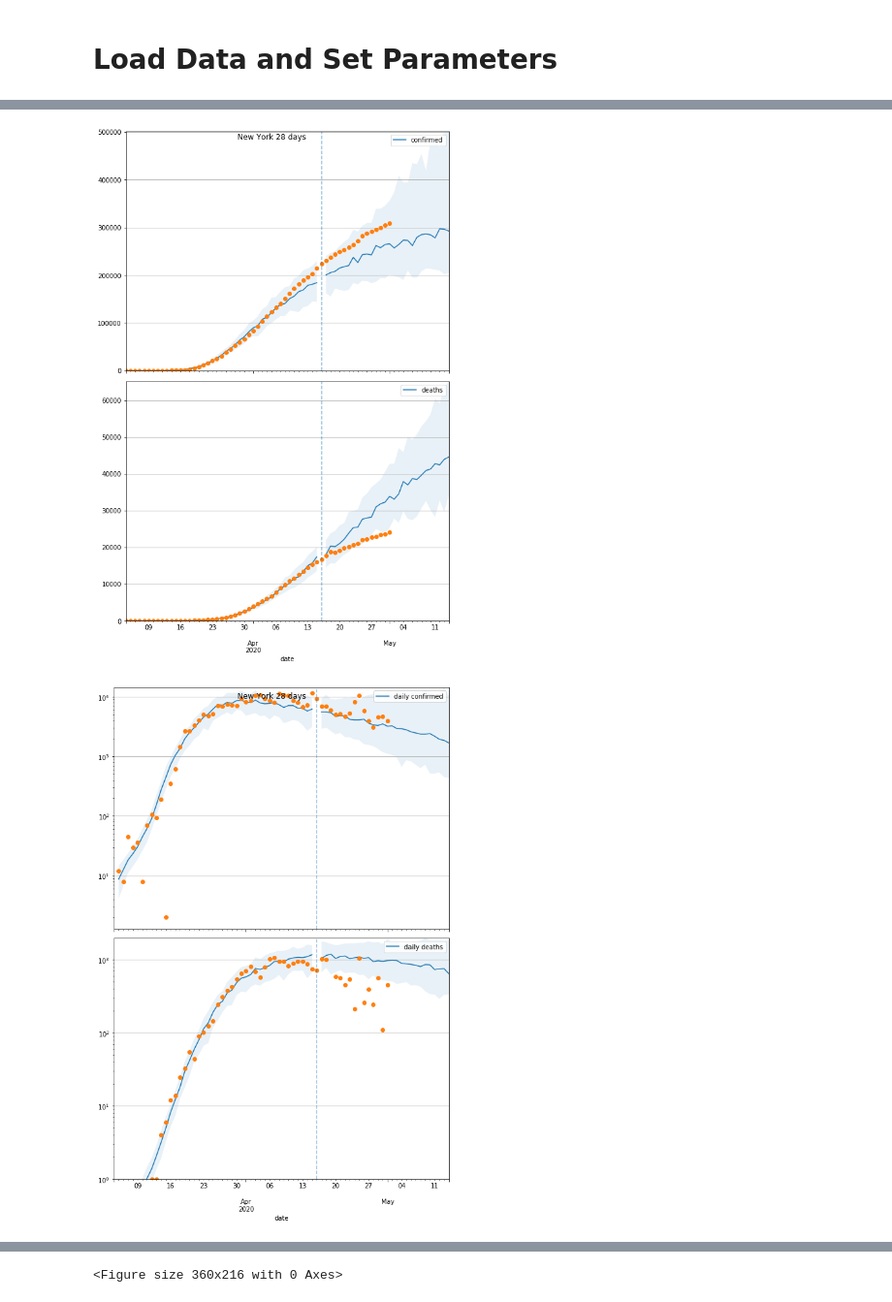
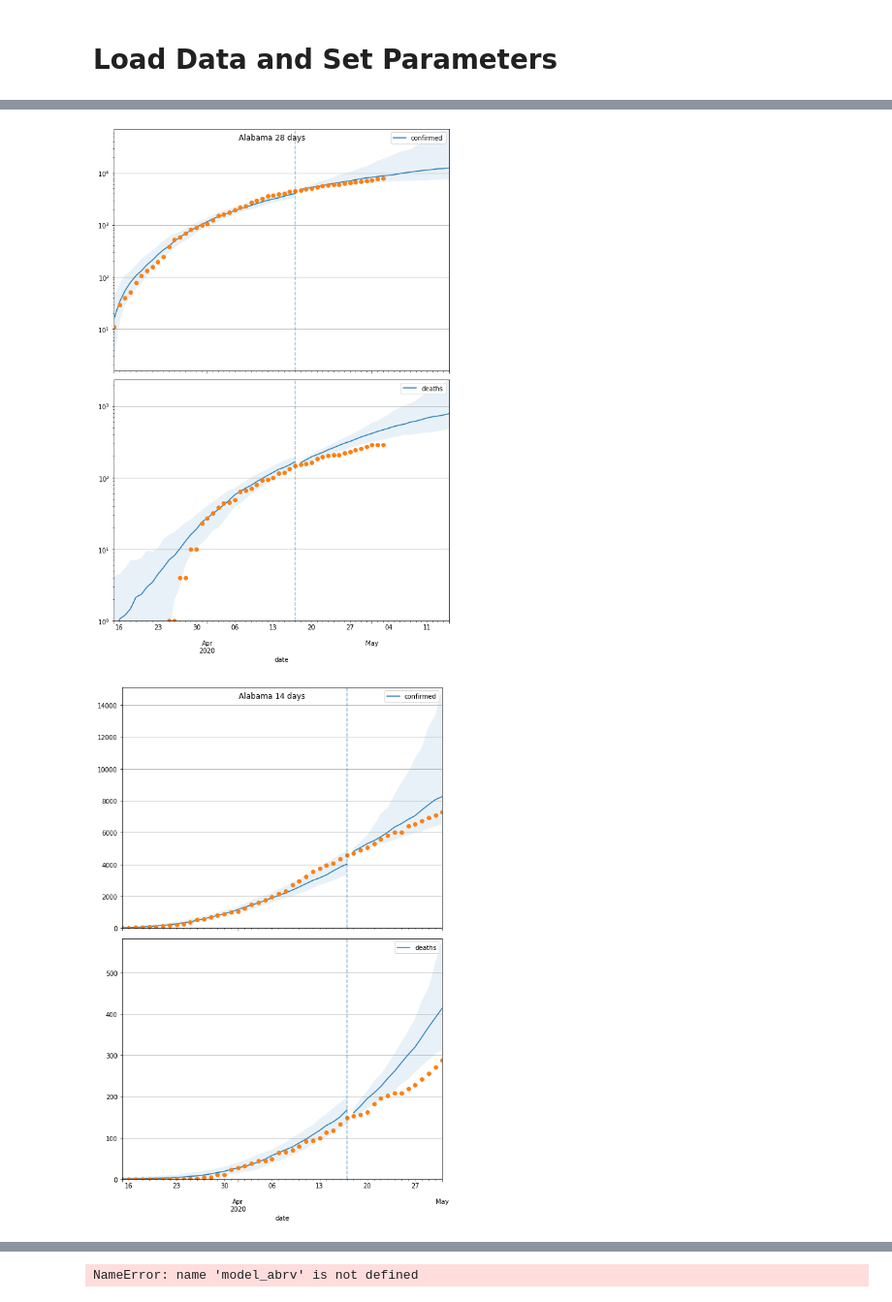
Before and after one commit to dsheldon/covid, a Jupyter notebook: scripts/Validation.ipynb, the cells around one changed output, grey strips where cells are left out. Shown at 97% size. Saved outputs shown, nothing was run; the diff lists cells and outputs as text; code cells hidden in the pictures.

Commit message:
experimentation with incident model

```diff
--- a/scripts/Validation.ipynb
+++ b/scripts/Validation.ipynb
@@ -18,15 +21,17 @@ import covid.util as util
 # Load Data and Set Parameters
 # %%
 data = util.load_data()
-place = 'Italy'
+place = 'AL'
 
 util.run_place(data,
                place,
+               model_type=covid.models.SEIRD_incident.SEIRD_incident,
                start='2020-03-15',
-               end='2020-04-27',
-               T_future=8*7,
-               num_warmup=1000,
-               num_samples=1000)
+               end='2020-04-17',
+               prefix="results/foo",
+               T_future=4*7,
+               num_warmup=100,
+               num_samples=100)
 # %% [output]
  * running MCMC
                   mean       std    median      5.0%     95.0%     n_eff     r_hat
@@ -48,6 +53,10 @@ Number of divergences: 0
  * collecting forecast samples
 # %%
 data = util.load_data()
-place = 'NY'
-util.gen_forecasts(data, place)
+place = 'AL'
+util.gen_forecasts(data,
+                   place,
+                   model_type=covid.models.SEIRD_incident.SEIRD_incident,
+                   prefix="results/foo",
+                   start='2020-03-15')
 # %% [output]
@@ -55,2 +64,2 @@ util.gen_forecasts(data, place)
-[figure, old version]
+[figure, new version]
-[figure, old version]
+[figure, new version]
@@ -58 +71 @@ util.gen_forecasts(data, place)
-<Figure size 360x216 with 0 Axes>
+NameError: name 'model_abrv' is not defined
```
Also changed, not shown: parts of 9 cells of this notebook.
